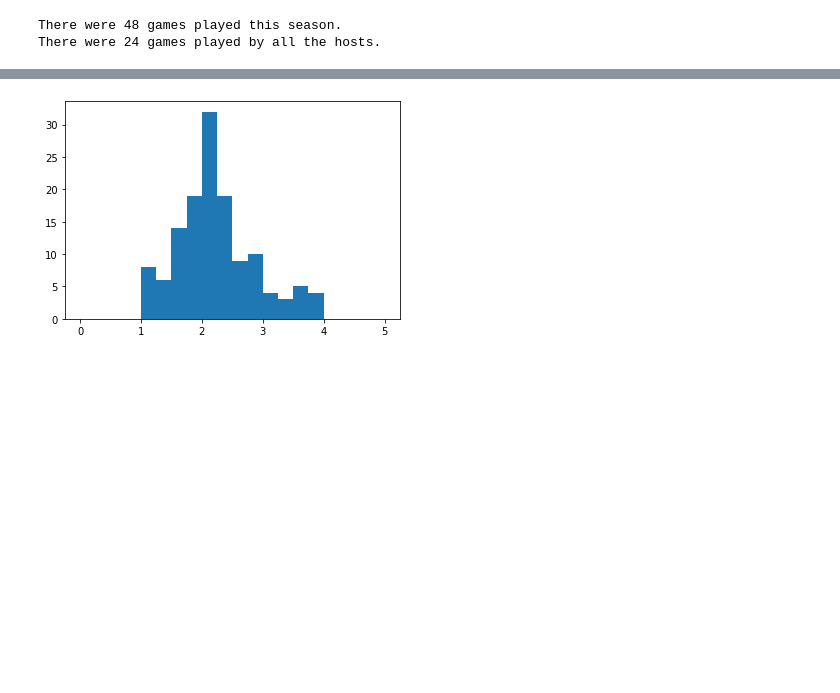
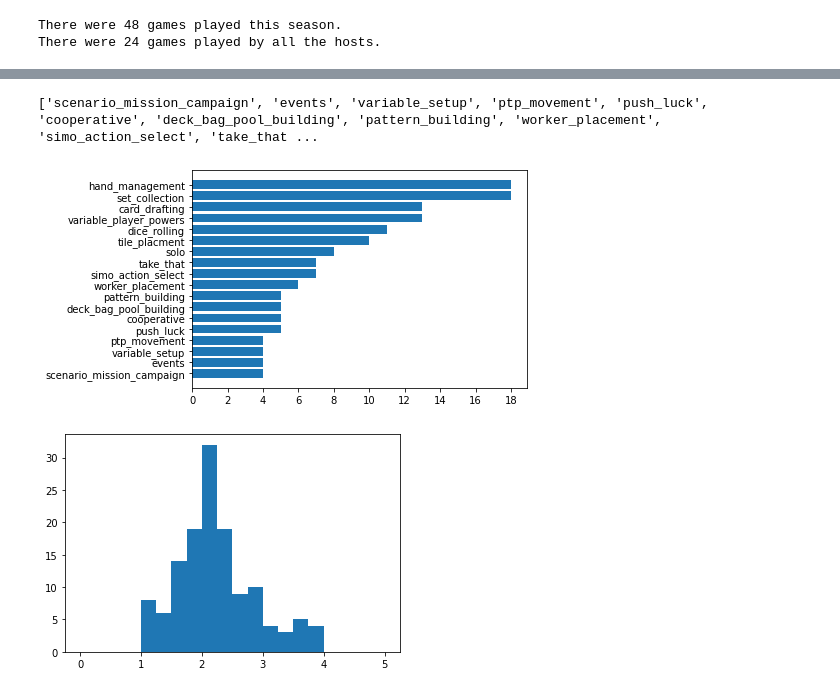
Before and after one commit to PNJaenichen/PNJaenichen.github.io, a Jupyter notebook: projects/firstTurnData/FTDataAnalysis.ipynb, the cells around one changed output, grey strips where cells are left out. Saved outputs shown, nothing was run; the diff lists cells and outputs as text; code cells hidden in the pictures; blank space fills up the shorter version.

Commit message:
creating Mechanics charts

```diff
--- a/projects/firstTurnData/FTDataAnalysis.ipynb
+++ b/projects/firstTurnData/FTDataAnalysis.ipynb
@@ -115,3 +115,13 @@ plt.show()
+# %%
+total_mechs = user_data[user_data['season']==3].loc[:,'advantage_token':'work_place_dice'].sum()
+filter_mechs = total_mechs.where(total_mechs >= 4)
+sorted_mechs = filter_mechs.dropna().sort_values(ascending=True)
+plt.barh(sorted_mechs.keys(), sorted_mechs)
+plt.xticks(np.arange(0,19, step=2))
+plt.show()
+# %% [output]
+['scenario_mission_campaign', 'events', 'variable_setup', 'ptp_movement', 'push_luck', 'cooperative', 'deck_bag_pool_building', 'pattern_building', 'worker_placement', 'simo_action_select', 'take_that ...
+[figure, added]
 # %%
 plt.hist(user_data['complexity'],range=(0,5),bins=20 )
 plt.show()
```
Also changed, not shown: parts of 1 cell of this notebook.
